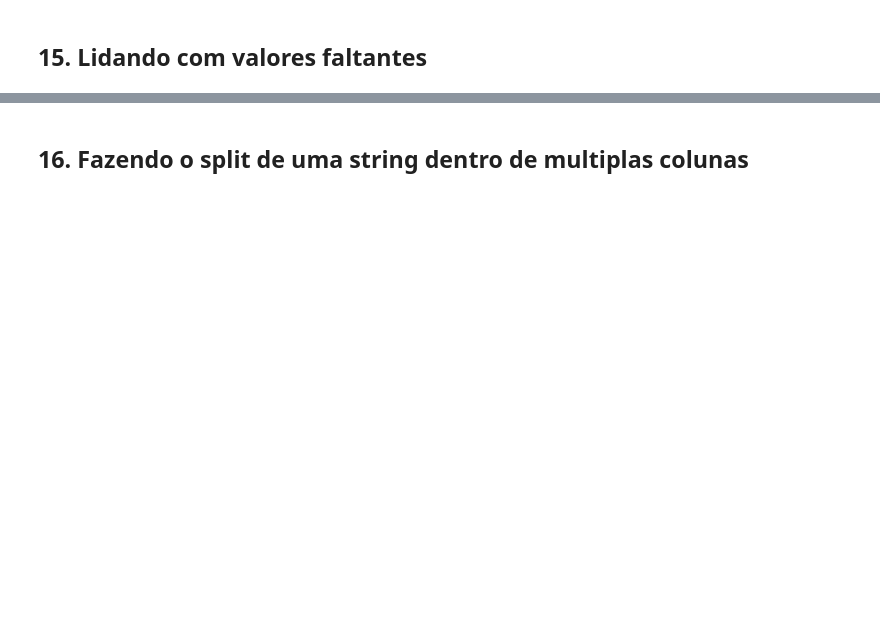
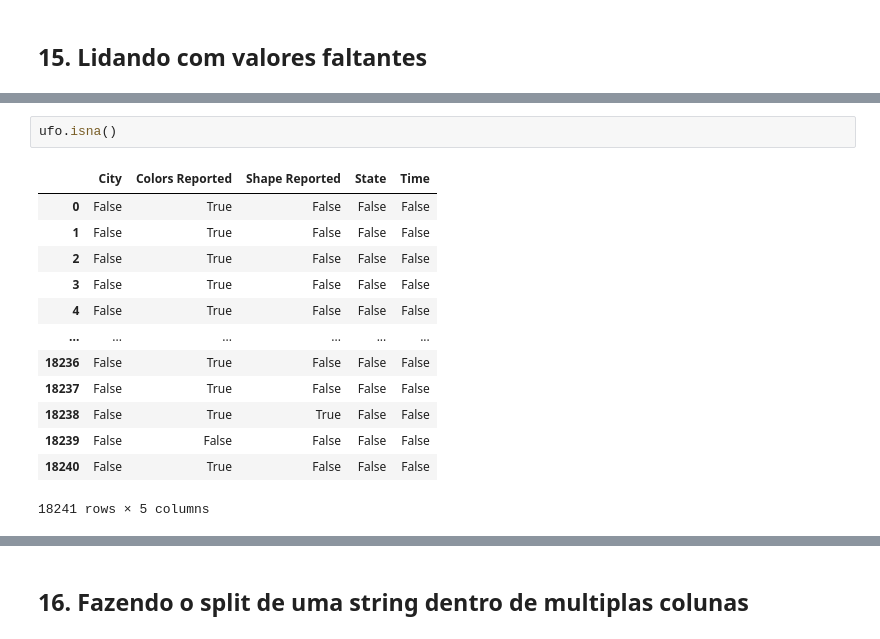
Before and after one commit to alexaugusto23/python_developer, a Jupyter notebook: Data School Pandas/best_tricks.ipynb, the cells around one changed output, grey strips where cells are left out. Cells and saved outputs as stored; diff of their text form; blank space fills up the shorter version.

```diff
--- a/Data School Pandas/best_tricks.ipynb
+++ b/Data School Pandas/best_tricks.ipynb
@@ -515,0 +622,16 @@ movies[(movies['genre'] == 'Action')|
+# %%
+ufo.isna()
+# %% [output]
+|  | City | Colors Reported | Shape Reported | State | Time |
+| 0 | False | True | False | False | False |
+| 1 | False | True | False | False | False |
+| 2 | False | True | False | False | False |
+| 3 | False | True | False | False | False |
+| 4 | False | True | False | False | False |
+| ... | ... | ... | ... | ... | ... |
+| 18236 | False | True | False | False | False |
+| 18237 | False | True | False | False | False |
+| 18238 | False | True | True | False | False |
+| 18239 | False | False | False | False | False |
+| 18240 | False | True | False | False | False |
+18241 rows × 5 columns
```
Also changed, not shown: parts of 54 cells of this notebook.
